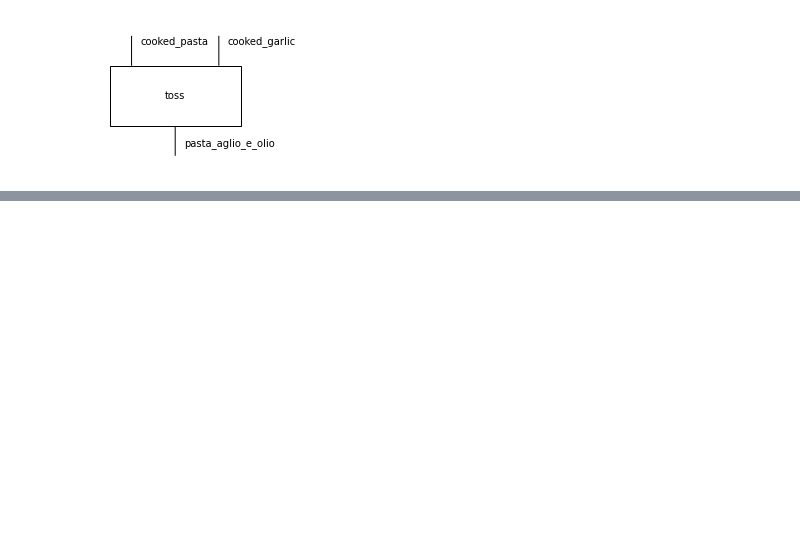
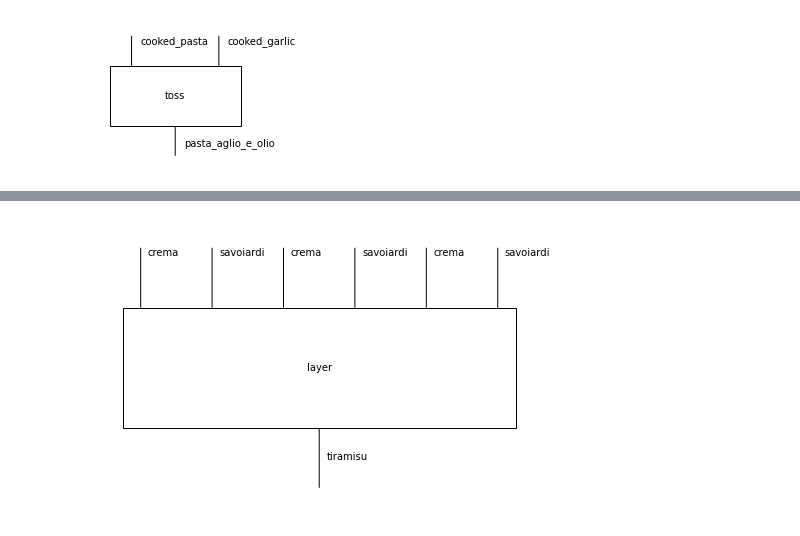
Before and after one commit to CDL-Quantum/CohortProject_2021, a Jupyter notebook: Week4_NLP/notebooks/task1-exercises.ipynb, the cells around one changed output, grey strips where cells are left out. Drawn from its saved outputs; the diff is of its cells as text; code cells hidden in the pictures; blank space fills up the shorter version.

```diff
--- a/Week4_NLP/notebooks/task1-exercises.ipynb
+++ b/Week4_NLP/notebooks/task1-exercises.ipynb
@@ -70,0 +71,14 @@ Define a function that takes a number `n` and returns the recipe for cracking `n
+# %%
+def tiramisu_n(n):
+    """
+    A function that returns the recipe of a tiramisu with n layers of crema di mascarpone and savoiardi.
+    """
+    crema, savoiardi, tiramisu = Ty('crema'), Ty('savoiardi'), Ty('tiramisu')
+    domain = crema @ savoiardi
+    for _ in range(n-1):
+        domain = domain @ (crema @ savoiardi)
+    return Box('layer', dom=domain, cod=tiramisu)
+# %%
+tiramisu_n(3).draw()
+# %% [output]
+[figure, added]
```
Also changed, not shown: parts of 19 cells of this notebook, 1 other file.
